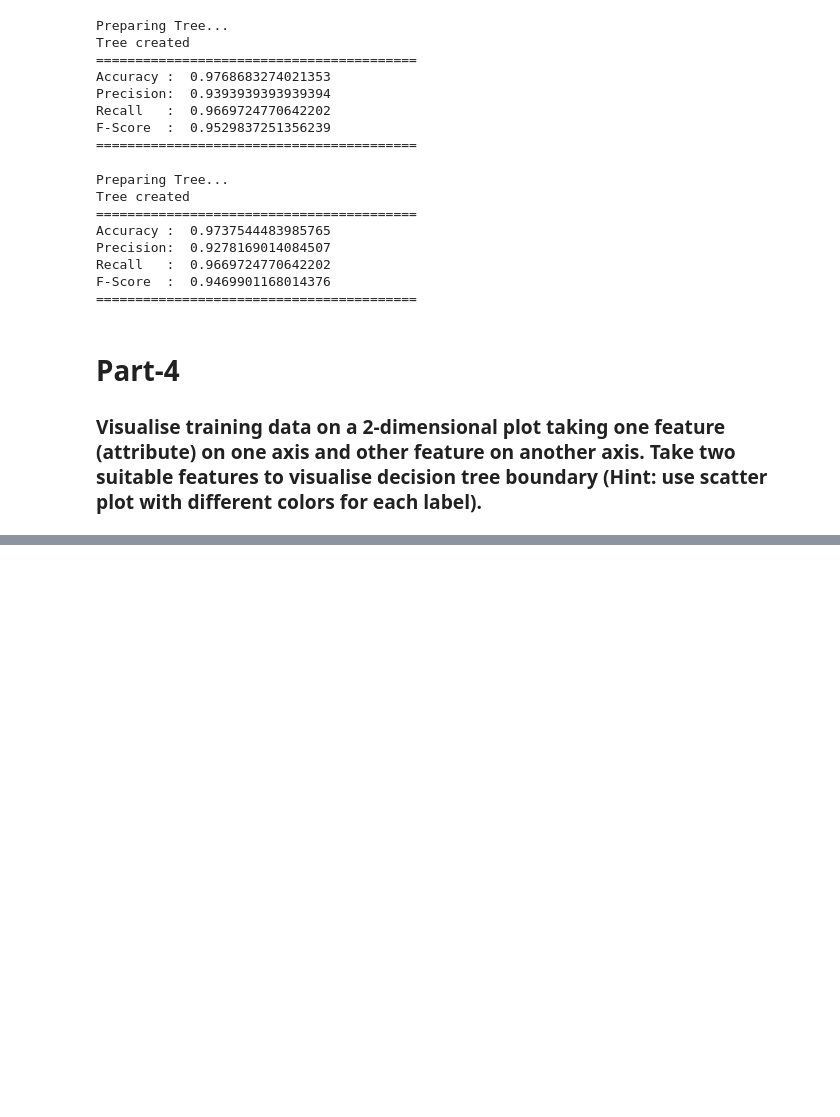
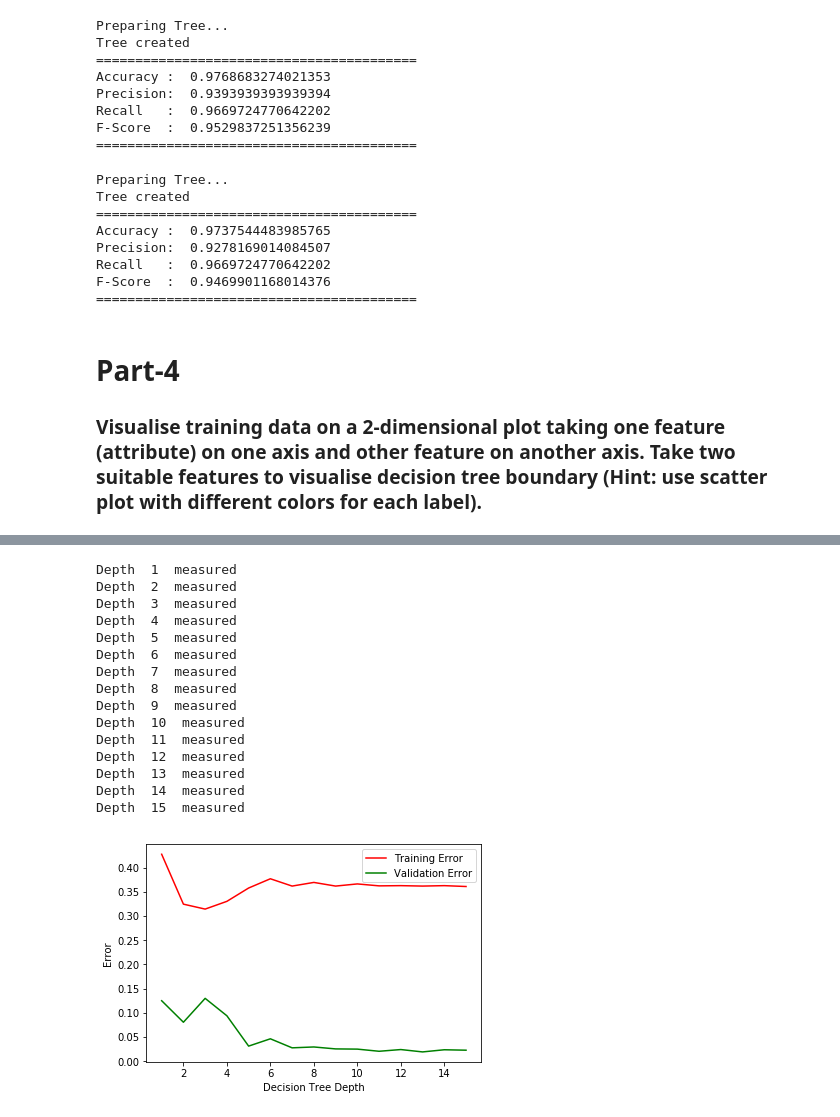
Before and after one commit to devloper13/DecisionTreeFromScratch, a Jupyter notebook: DecisionTree.ipynb, the cells around one changed output, grey strips where cells are left out. Cells and saved outputs as stored; diff of their text form; code cells hidden in the pictures; blank space fills up the shorter version.

Commit message:
Validation Error and Training error with respect to tree depth plotted

```diff
--- a/DecisionTree.ipynb
+++ b/DecisionTree.ipynb
@@ -206,9 +206,9 @@ def WinnerAttr(impurity,dataframe,target_attribute,target_values,ET,attributes,c
         flag = 1
     return attributes[np.argmax(GainRatio)],splitArray[np.argmax(GainRatio)],flag
 # %%
-def BuildTree(impurity,dataframe,target_attribute,target_values,ET,columns,catcolumns=None,numcolumns=None,Tree=None):
+def BuildTree(depth,impurity,dataframe,target_attribute,target_values,ET,columns,catcolumns=None,numcolumns=None,Tree=None):
     #print("[BuildTree] df ",dataframe)
-    if len(columns) == 0:
+    if len(columns) == 0 or (depth is not None and depth == 0):
         prob=0
         a = len(dataframe[target_attribute][dataframe[target_attribute] == target_values[0]])
         b = len(dataframe[target_attribute][dataframe[target_attribute] == target_values[1]])
@@ -256,24 +256,26 @@ def BuildTree(impurity,dataframe,target_attribute,target_values,ET,columns,catco
         if len(dataframe[target_attribute].unique())== 1:
             return (list(dataframe[target_attribute].unique())[0])
         else:
+            if depth is not None:
+                depth-=1
             Tree[Node][value] = {}
             #newcol.remove(Node)
             if split == -1:
                 newcol.remove(Node)
-                Tree[Node][value]=BuildTree(impurity,dataframe[dataframe[Node] == value], \
+                Tree[Node][value]=BuildTree(depth,impurity,dataframe[dataframe[Node] == value], \
                     target_attribute,target_values,ET,newcol,catcolumns,numcolumns)
             else:
                 #print("[BuildTree] Node -->",Node," Split-->",split)
                 if value == unique_values[0]:
                     #print("[BuildTree] Value->",value)
                     #dataframe = dataframe[dataframe[Node] <= split]
-                    Tree[Node][value] = BuildTree(impurity,dataframe[dataframe[Node] <= split],target_attribute, \
+                    Tree[Node][value] = BuildTree(depth,impurity,dataframe[dataframe[Node] <= split],target_attribute, \
                                 target_values,ET,newcol,catcolumns,numcolumns)
                     #if a!=-1:Tree[Node][value]= a
                 else:
                     #print("[BuildTree] Value->",value)
                     #dataframe = dataframe[dataframe[Node] > split]
-                    Tree[Node][value] = BuildTree(impurity,dataframe[dataframe[Node] > split], \
+                    Tree[Node][value] = BuildTree(depth,impurity,dataframe[dataframe[Node] > split], \
                                 target_attribute,target_values,ET,newcol,catcolumns,numcolumns)
                     #if a!=-1:Tree[Node][value]= a
     return Tree
@@ -490,9 +494,10 @@ F-Score  :  0.9529837251356239
 Q2. MISCLASSIFICATION with Continuous and Categorical
 '''
 impurity = 'missclass'
+depth = None
 target_values = dataframe[target_attribute].unique()
 print("Preparing Tree...")
-TreeModel = BuildTree(impurity,dataframe,target_attribute,target_values,None,columns,None,numcolumns,None)
+TreeModel = BuildTree(depth,impurity,dataframe,target_attribute,target_values,None,columns,None,numcolumns,None)
 print("Tree created")
 
 print("=========================================")
@@ -537,0 +547,43 @@ plt.show()
+# %%
+#Training Error
+'''
+Q2. ENTROPY with Continuous and Categorical
+'''
+impurity = 'entropy'
+target_values = dataframe[target_attribute].unique()
+depth = 1
+depth_array = []
+training_error = []
+validation_error = []
+while depth < 16:
+    print("Depth ",depth," measured")
+    TreeModel = BuildTree(depth,impurity,dataframe,target_attribute,target_values,None,columns,None,numcolumns,None)
+    Accuracy,Precision,Recall,FScore = Measure(TreeModel,dataframe,numcolumns)
+    training_error.append(1-Accuracy)
+    Accuracy,Precision,Recall,FScore = Measure(TreeModel,test_data,numcolumns)
+    validation_error.append(1-Accuracy)
+    depth_array.append(depth)
+    depth+=1
+plt.plot(depth_array,training_error,color = 'r',label = 'Training Error')
+plt.plot(depth_array,validation_error,color = 'g',label = 'Validation Error')
+plt.xlabel('Decision Tree Depth')
+plt.ylabel('Error')
+plt.legend()
+plt.show()
+# %% [output]
+Depth  1  measured
+Depth  2  measured
+Depth  3  measured
+Depth  4  measured
+Depth  5  measured
+Depth  6  measured
+Depth  7  measured
+Depth  8  measured
+Depth  9  measured
+Depth  10  measured
+Depth  11  measured
+Depth  12  measured
+Depth  13  measured
+Depth  14  measured
+Depth  15  measured
+[figure, added]
```
Also changed, not shown: parts of 4 cells of this notebook.
